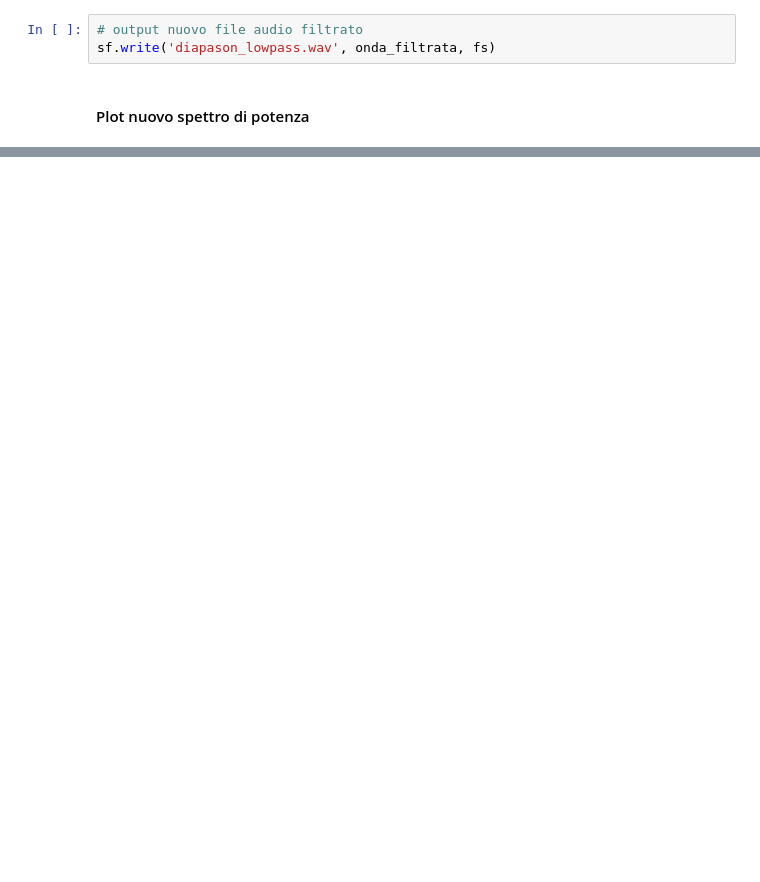
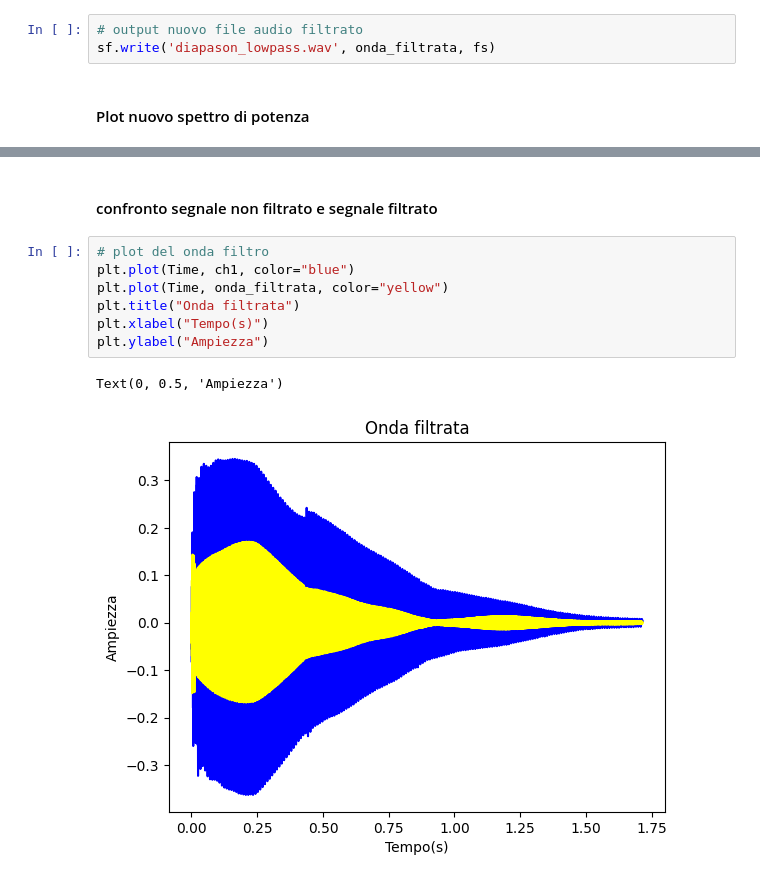
Before and after one commit to Meuritz/SESI, a Jupyter notebook: Esercitazione Sistemi e Sensori CODICI/4 - Garage Band/Garage.ipynb, the cells around one changed output, grey strips where cells are left out. Drawn from its saved outputs; the diff is of its cells as text; blank space fills up the shorter version.

```diff
--- a/Esercitazione Sistemi e Sensori CODICI/4 - Garage Band/Garage.ipynb
+++ b/Esercitazione Sistemi e Sensori CODICI/4 - Garage Band/Garage.ipynb
@@ -167,0 +188,12 @@ sf.write('diapason_lowpass.wav', onda_filtrata, fs)
+# %% [markdown]
+#### confronto segnale non filtrato e segnale filtrato
+# %%
+# plot del onda filtro
+plt.plot(Time, ch1, color="blue")
+plt.plot(Time, onda_filtrata, color="yellow")
+plt.title("Onda filtrata")
+plt.xlabel("Tempo(s)")
+plt.ylabel("Ampiezza")
+# %% [output]
+Text(0, 0.5, 'Ampiezza')
+[figure, added]
```
Also changed, not shown: parts of 7 cells of this notebook, 1 other file.
